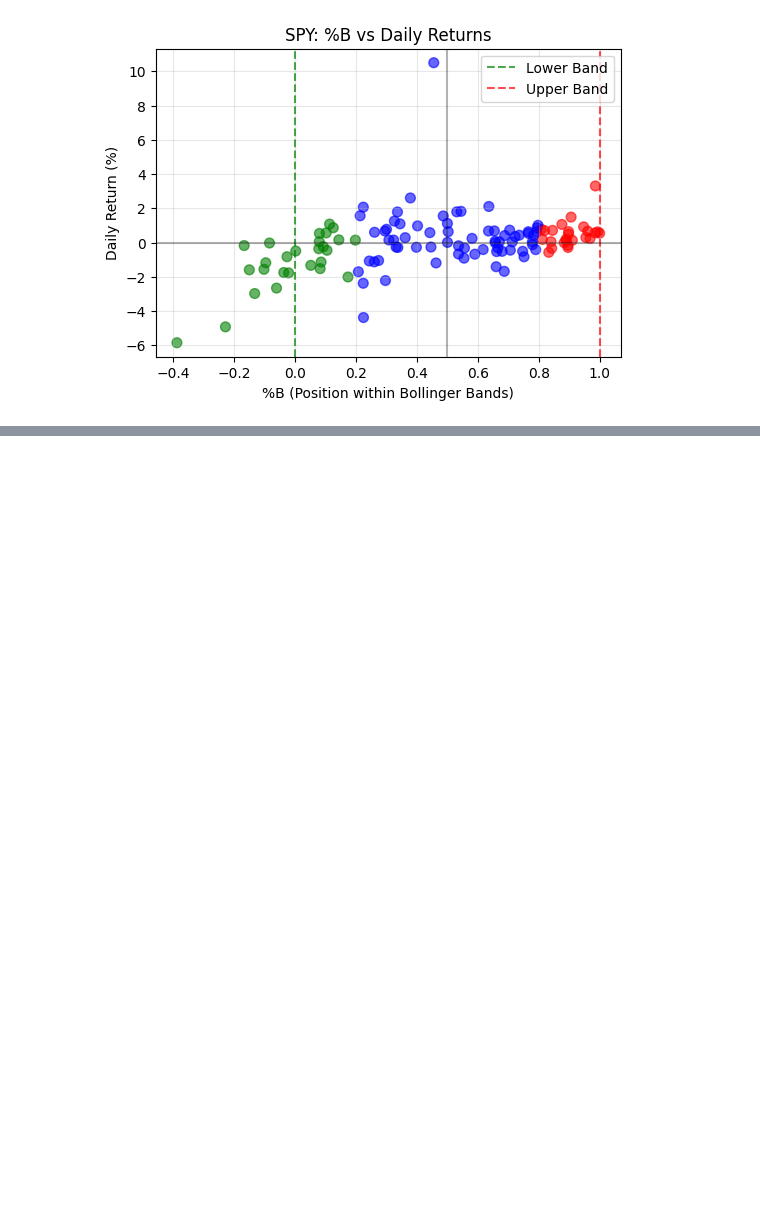
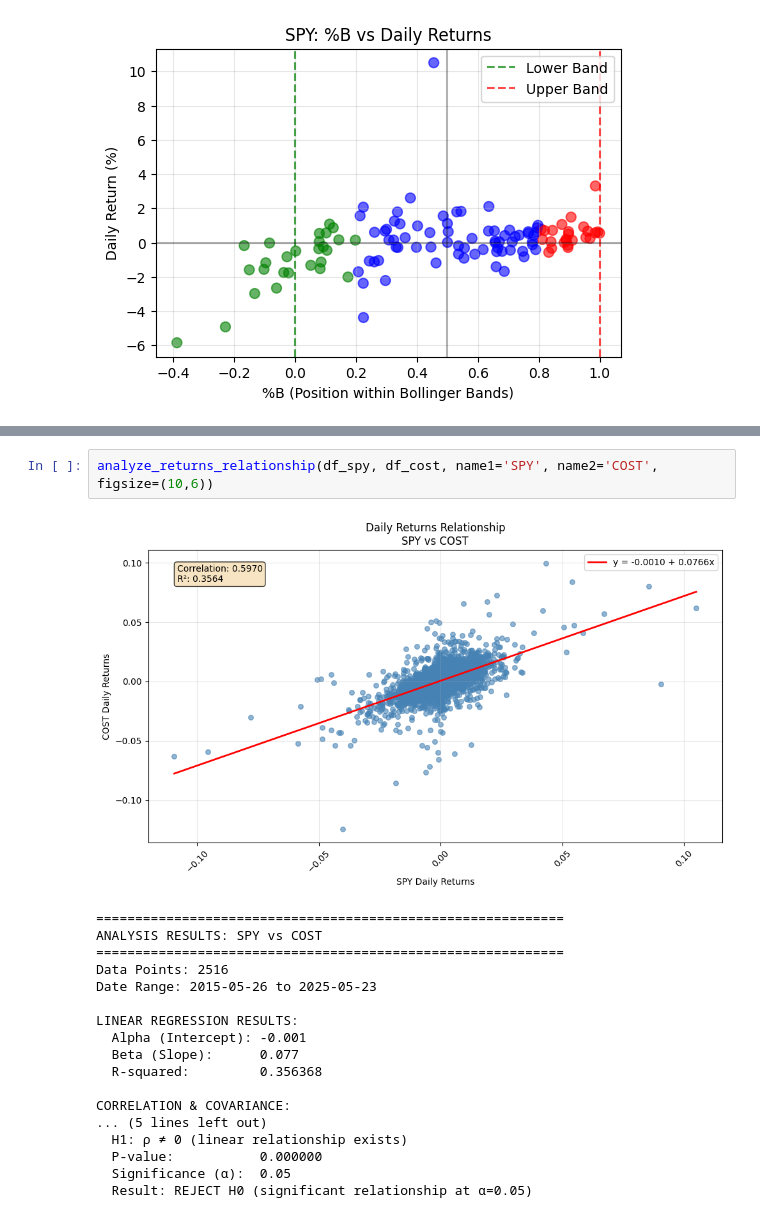
Before and after one commit to seafoodfry/ml-workspace, a Jupyter notebook: gpu-sandbox/quantitative-finance/001-portfolios.ipynb, the cells around one changed output, grey strips where cells are left out. Drawn from its saved outputs; the diff is of its cells as text; blank space fills up the shorter version.

```diff
--- a/gpu-sandbox/quantitative-finance/001-portfolios.ipynb
+++ b/gpu-sandbox/quantitative-finance/001-portfolios.ipynb
@@ -321,0 +424,21 @@ plot_bb_percent_histogram(df_spy, 'SPY')
+# %%
+analyze_returns_relationship(df_spy, df_cost, name1='SPY', name2='COST', figsize=(10,6))
+# %% [output]
+[figure, added]
+============================================================
+ANALYSIS RESULTS: SPY vs COST
+============================================================
+Data Points: 2516
+Date Range: 2015-05-26 to 2025-05-23
+
+LINEAR REGRESSION RESULTS:
+  Alpha (Intercept): -0.001
+  Beta (Slope):      0.077
+  R-squared:         0.356368
+
+CORRELATION & COVARIANCE:
+... (5 lines left out)
+  H1: ρ ≠ 0 (linear relationship exists)
+  P-value:           0.000000
+  Significance (α):  0.05
+  Result: REJECT H0 (significant relationship at α=0.05)
```
Also changed, not shown: parts of 5 cells of this notebook, 2 other files.
